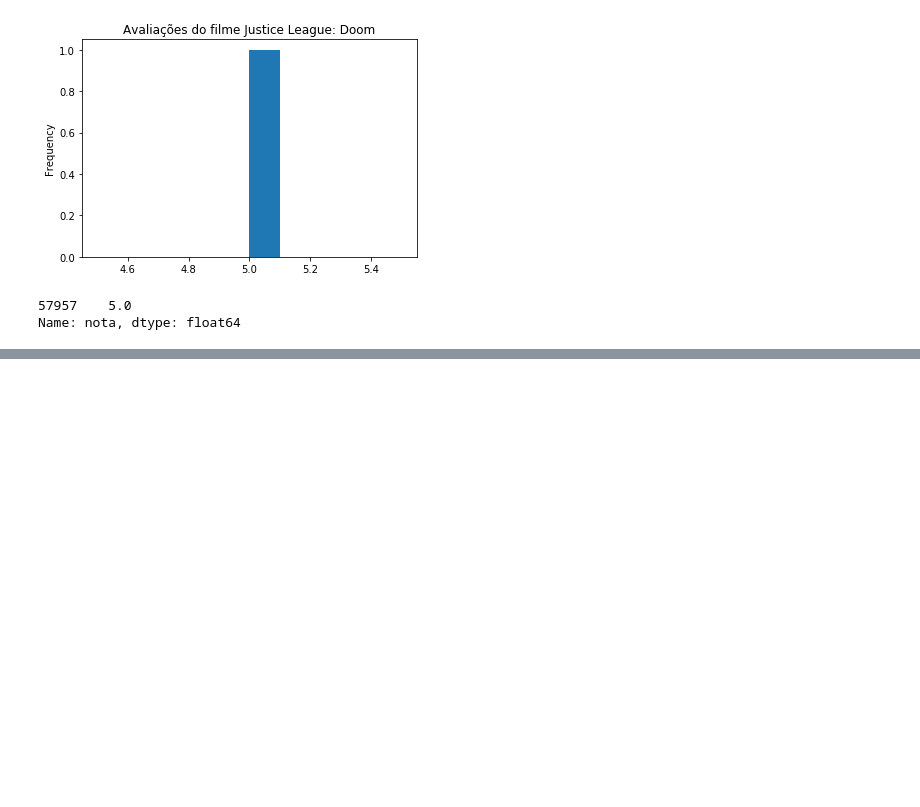
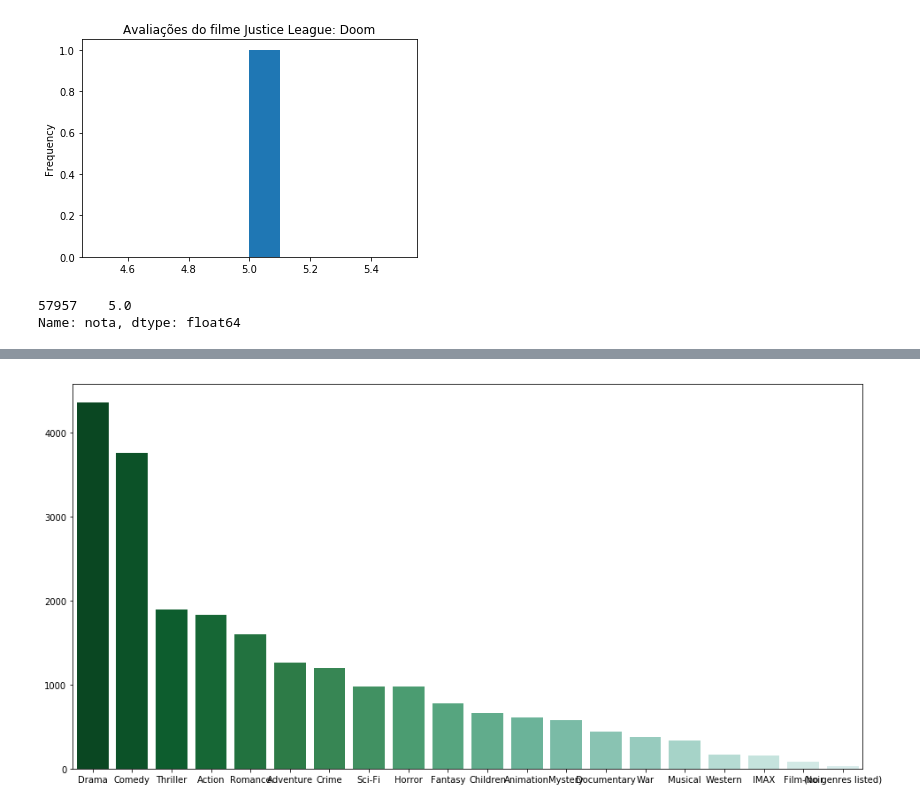
Before and after one commit to vivianmiwa/DataScience, a Jupyter notebook: AvaliacaoFilmes/parte1.ipynb, the cells around one changed output, grey strips where cells are left out. Cells and saved outputs as stored; diff of their text form; code cells hidden in the pictures; blank space fills up the shorter version.

```diff
--- a/AvaliacaoFilmes/parte1.ipynb
+++ b/AvaliacaoFilmes/parte1.ipynb
@@ -267,0 +429,13 @@ Name: nota, dtype: float64
+# %%
+# mudando a cor do gráfico e aumentando o eixo x
+
+plt.figure(figsize=(16,8))
+
+sns.barplot(x=filmes_por_genero.index,
+            y=filmes_por_genero.values,
+            palette=sns.color_palette("BuGn_r", n_colors=len(filmes_por_genero)+4))
+
+
+plt.show()
+# %% [output]
+[figure, added]
```
Also changed, not shown: parts of 23 cells of this notebook.
